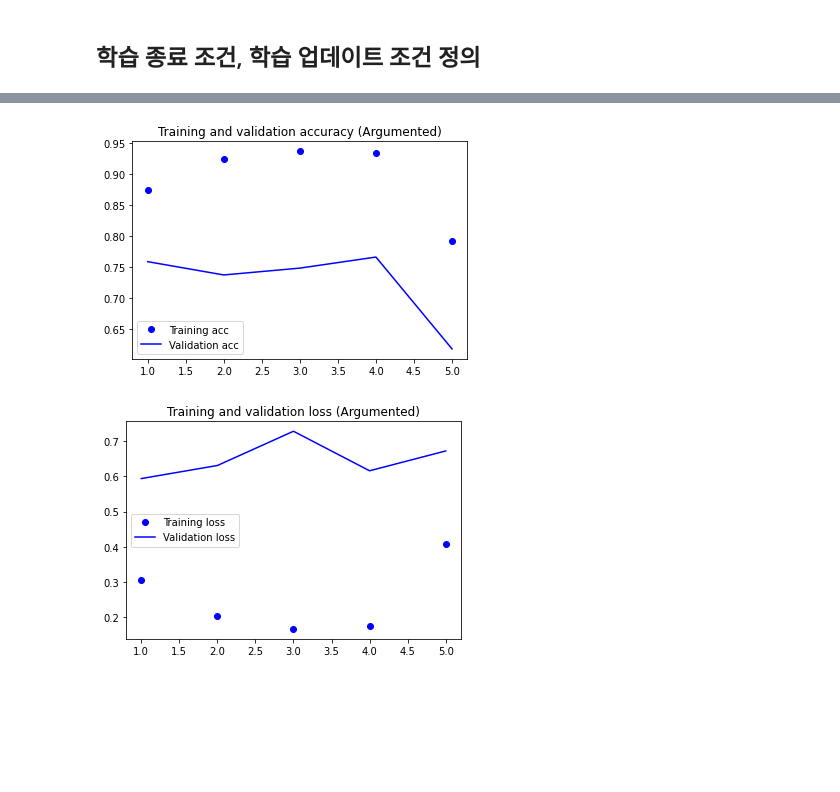
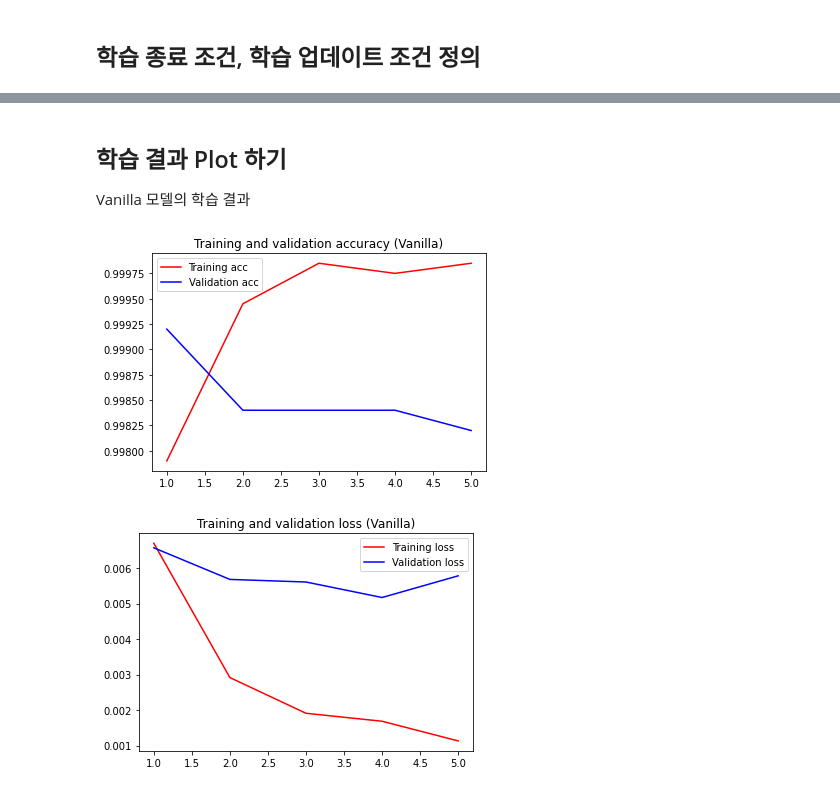
Before and after one commit to VanguardDream/DGIST-RT626, a Jupyter notebook: HW2.ipynb, the cells around one changed output, grey strips where cells are left out. Cells and saved outputs as stored; diff of their text form; code cells hidden in the pictures; blank space fills up the shorter version.

```diff
--- a/HW2.ipynb
+++ b/HW2.ipynb
@@ -201,5 +248,5 @@ mc = tf.keras.callbacks.ModelCheckpoint('simpleRNN.h5', monitor='val_acc', mode=
 # %%
 vanilla_model.compile(optimizer='adam', loss='binary_crossentropy', metrics=['acc'])
 
-history = vanilla_model.fit(X_train, y_train, epochs=15, callbacks=[es, mc], batch_size=60, verbose = 2)
+history = vanilla_model.fit(X_train, y_train, epochs=5, batch_size=2048, validation_split=0.2)
 # %% [output]
@@ -216,21 +292,27 @@ Epoch 5/15
+# %% [markdown]
+## 학습 결과 Plot 하기
+Vanilla 모델의 학습 결과
 # %%
 acc = history.history['acc']
 val_acc = history.history['val_acc']
 loss = history.history['loss']
 val_loss = history.history['val_loss']
 
 epochs = range(1, len(acc)+1)
 plt.plot(epochs, acc, 'r', label= 'Training acc')
 plt.plot(epochs, val_acc, 'b', label= 'Validation acc')
-plt.title('Training and validation accuracy (Argumented)')
+plt.title('Training and validation accuracy (Vanilla)')
 plt.legend()
 
 plt.figure()
 plt.plot(epochs, loss, 'r', label= 'Training loss')
 plt.plot(epochs, val_loss, 'b', label= 'Validation loss')
-plt.title('Training and validation loss (Argumented)')
+plt.title('Training and validation loss (Vanilla)')
 plt.legend()
 plt.show()
+
+results = vanilla_model.evaluate(X_test, y_test, batch_size=128)
+print("test loss, test acc:", results)
 # %% [output]
-[figure, old version]
+[figure, new version]
-[figure, old version]
+[figure, new version]
```
Also changed, not shown: parts of 14 cells of this notebook, 6 other files.
